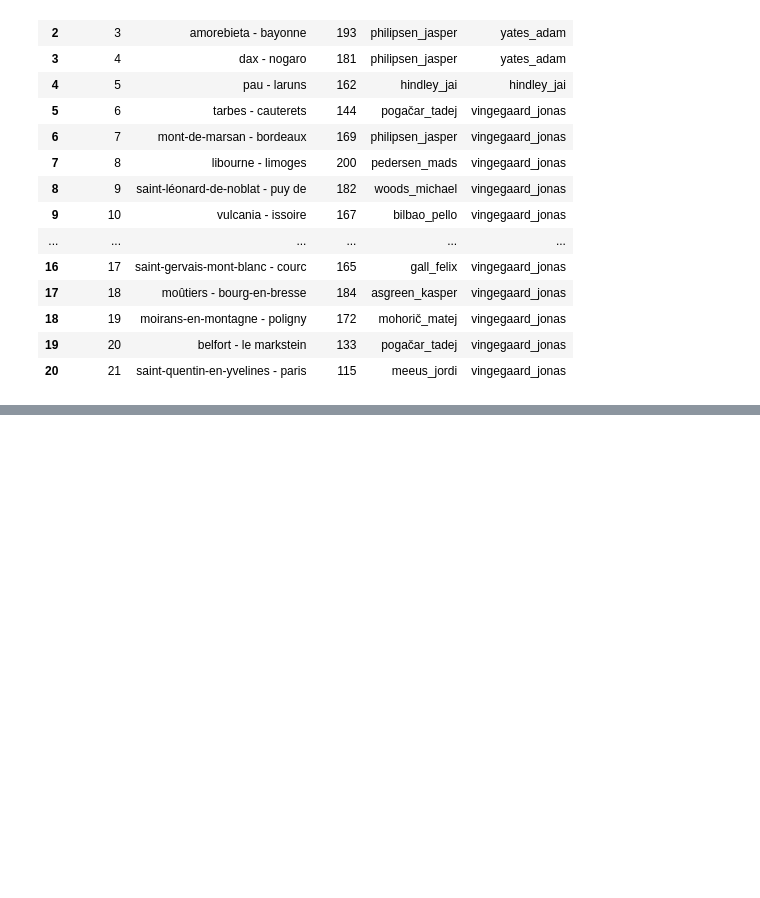
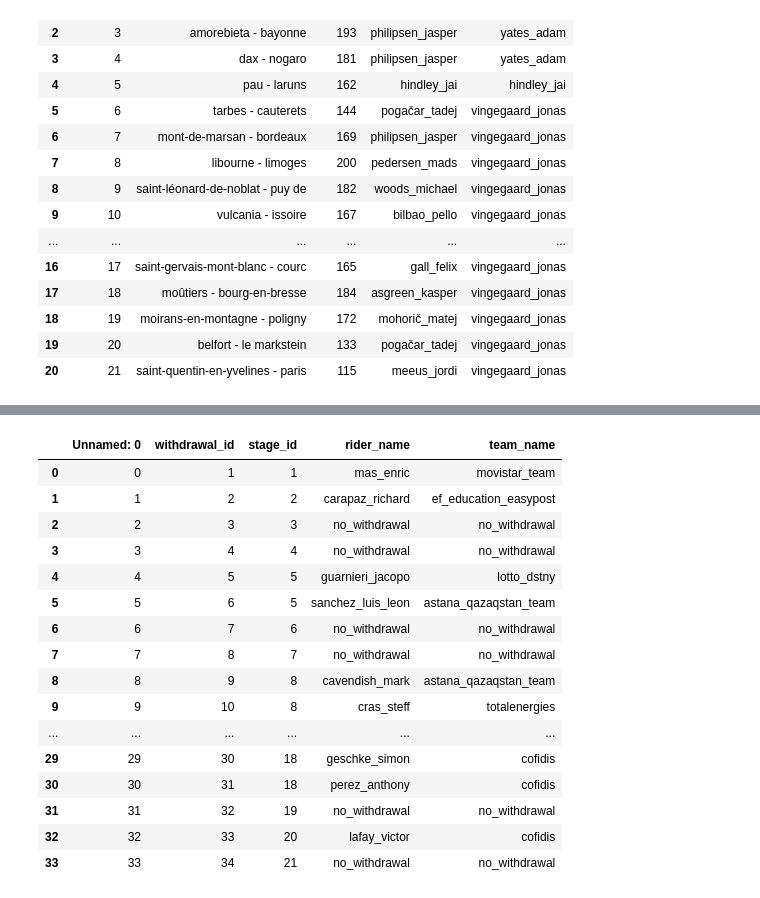
Before and after one commit to luisgh87/w4-project_ETL, a Jupyter notebook: le_grande_boucle.ipynb, the cells around one changed output, grey strips where cells are left out. Saved outputs shown, nothing was run; the diff lists cells and outputs as text; code cells hidden in the pictures; blank space fills up the shorter version.

```diff
--- a/le_grande_boucle.ipynb
+++ b/le_grande_boucle.ipynb
@@ -1620,0 +1675,24 @@ Stacktrace:
+# %%
+# importar el csv de withdrawals
+
+withdrawals_df = pd.read_csv('withdrawals.csv')
+
+withdrawals_df
+# %% [output]
+|  | Unnamed: 0 | withdrawal_id | stage_id | rider_name | team_name |
+| 0 | 0 | 1 | 1 | mas_enric | movistar_team |
+| 1 | 1 | 2 | 2 | carapaz_richard | ef_education_easypost |
+| 2 | 2 | 3 | 3 | no_withdrawal | no_withdrawal |
+| 3 | 3 | 4 | 4 | no_withdrawal | no_withdrawal |
+| 4 | 4 | 5 | 5 | guarnieri_jacopo | lotto_dstny |
+| 5 | 5 | 6 | 5 | sanchez_luis_leon | astana_qazaqstan_team |
+| 6 | 6 | 7 | 6 | no_withdrawal | no_withdrawal |
+| 7 | 7 | 8 | 7 | no_withdrawal | no_withdrawal |
+| 8 | 8 | 9 | 8 | cavendish_mark | astana_qazaqstan_team |
+| 9 | 9 | 10 | 8 | cras_steff | totalenergies |
+| ... | ... | ... | ... | ... | ... |
+| 29 | 29 | 30 | 18 | geschke_simon | cofidis |
+| 30 | 30 | 31 | 18 | perez_anthony | cofidis |
+| 31 | 31 | 32 | 19 | no_withdrawal | no_withdrawal |
+| 32 | 32 | 33 | 20 | lafay_victor | cofidis |
+| 33 | 33 | 34 | 21 | no_withdrawal | no_withdrawal |
```
Also changed, not shown: parts of 11 cells of this notebook, 1 other file.
